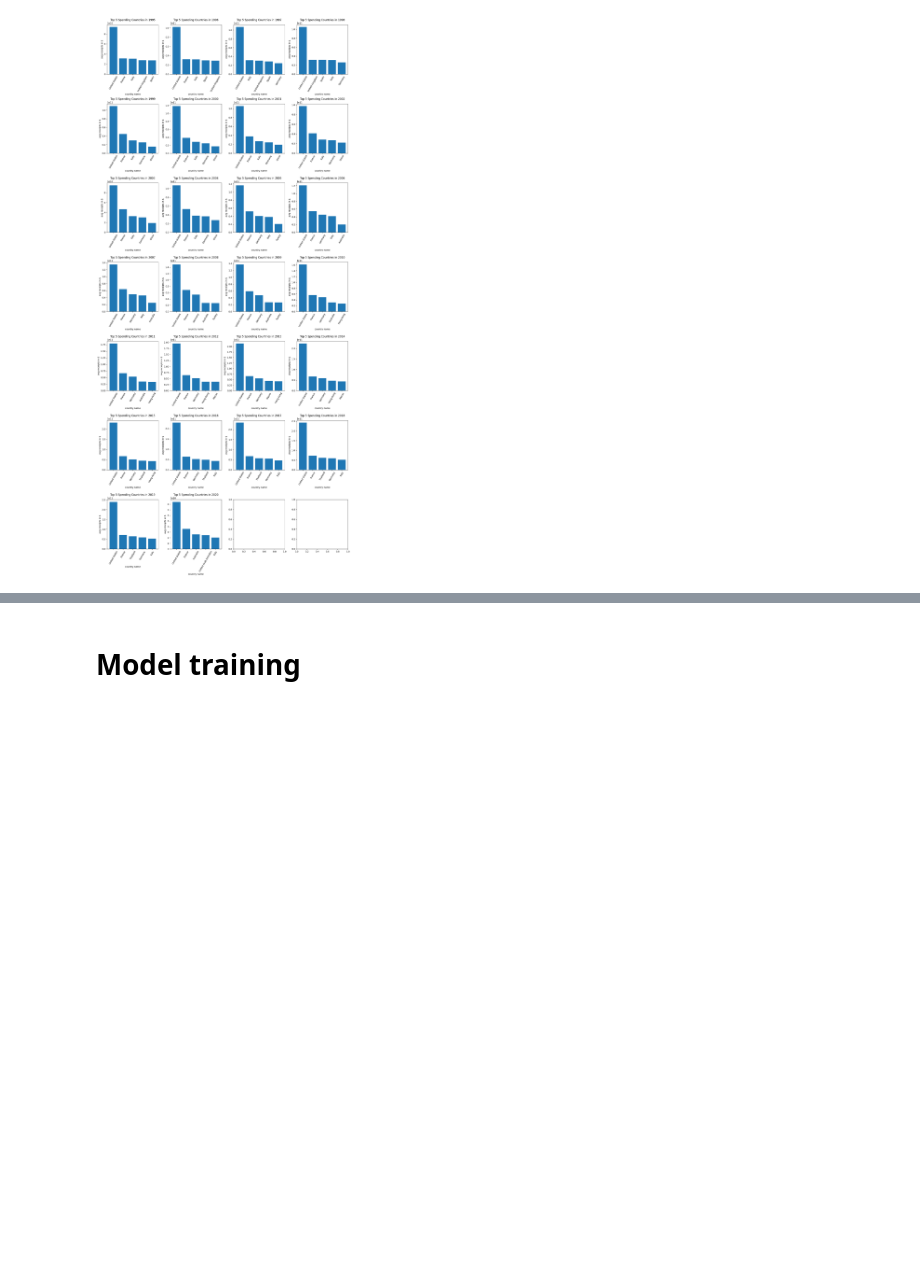
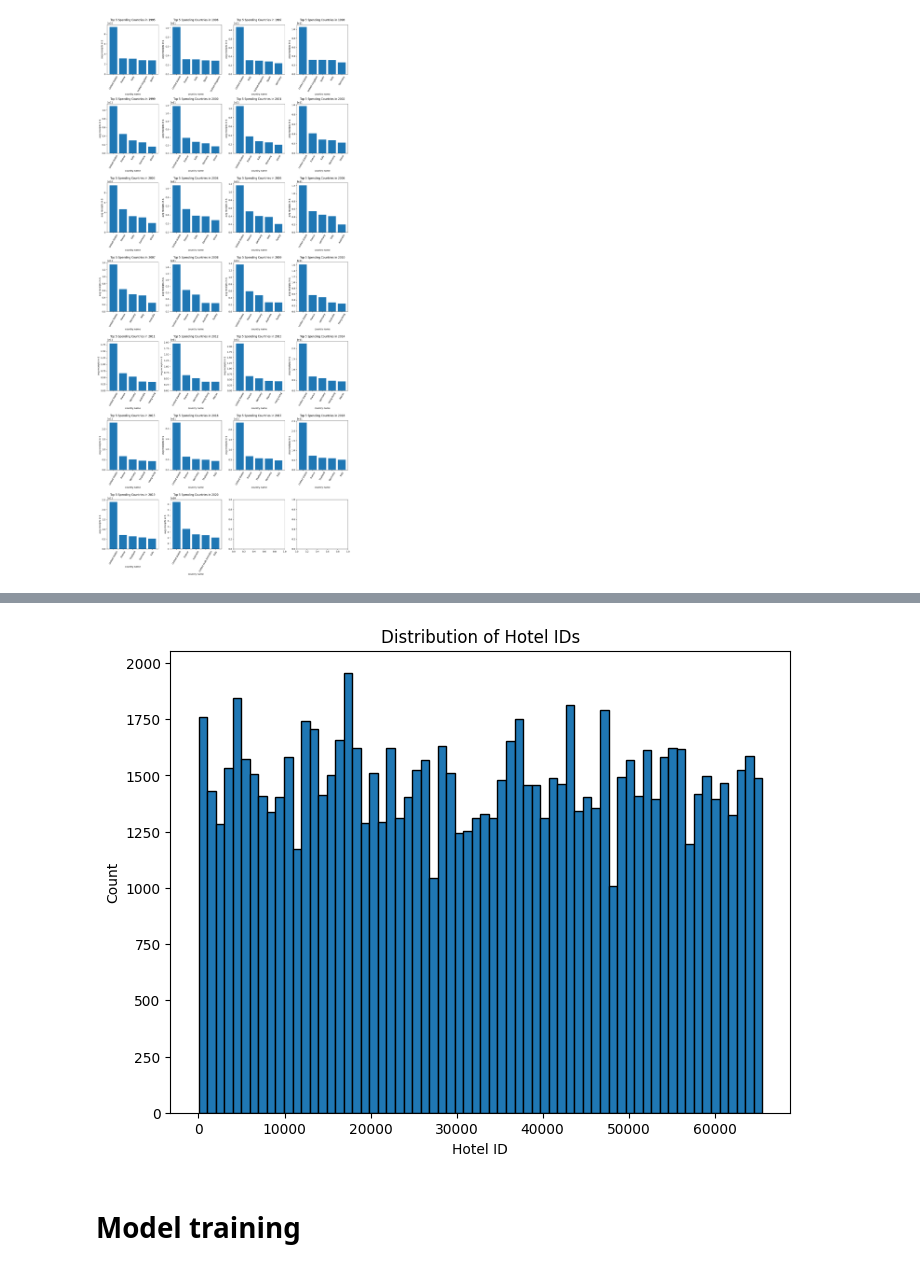
Before and after one commit to BU-Spark/ml-mit-evidence-analysis, a Jupyter notebook: EDA.ipynb, the cells around one changed output, grey strips where cells are left out. Saved outputs shown, nothing was run; the diff lists cells and outputs as text; code cells hidden in the pictures; blank space fills up the shorter version.

```diff
--- a/EDA.ipynb
+++ b/EDA.ipynb
@@ -671,3 +763,21 @@ plt.show()
+# %%
+hotel_counts = train_data['hotel_id'].value_counts()
+hotel_counts_df = hotel_counts.reset_index()
+hotel_counts_df.columns = ['hotel_id', 'count']
+
+plt.figure(figsize=(8, 6))
+plt.hist(train_data['hotel_id'], bins=66, edgecolor='black')
+
+plt.xlabel('Hotel ID')
+plt.ylabel('Count')
+plt.title('Distribution of Hotel IDs')
+
+
+plt.gca().set_facecolor('white')
+
+plt.show()
+# %% [output]
+[figure, added]
 # %% [markdown]
 # Model training
 # %% [markdown]
```
Also changed, not shown: parts of 9 cells of this notebook.
